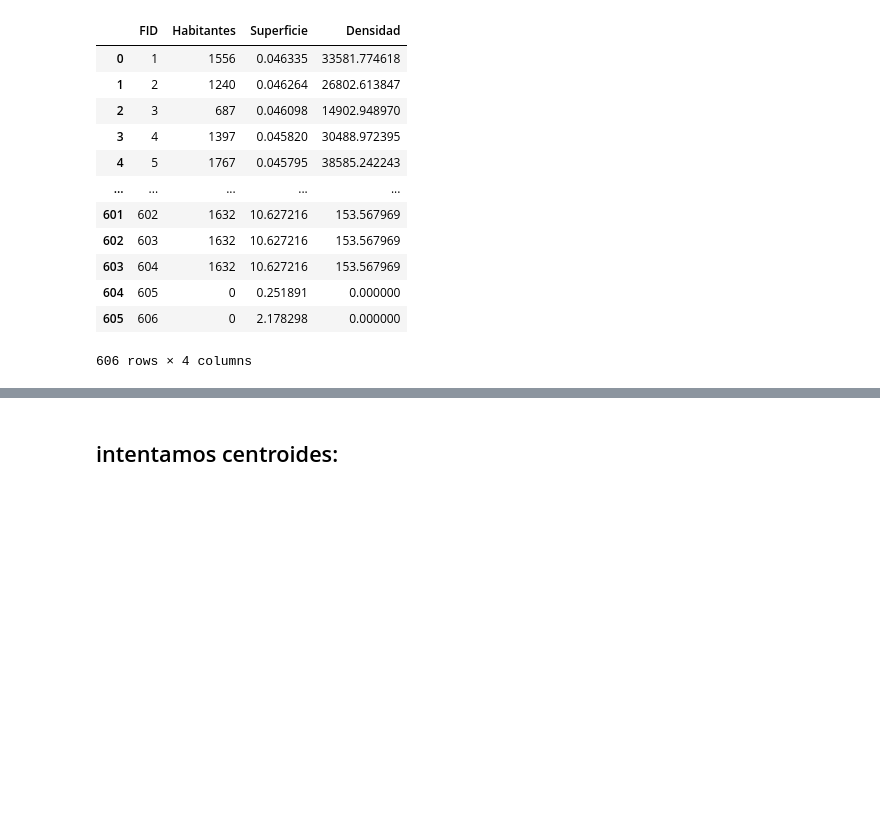
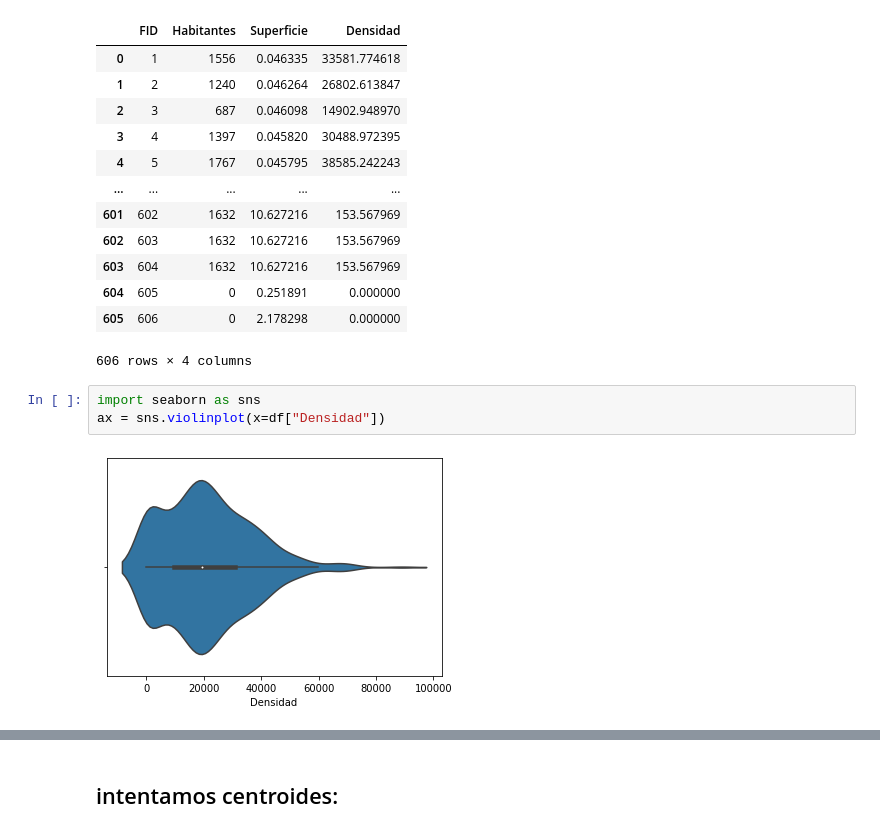
Before and after one commit to aromegar/TransitPlanner, a Jupyter notebook: SEVILLA mapas.ipynb, the cells around one changed output, grey strips where cells are left out. Cells and saved outputs as stored; diff of their text form; blank space fills up the shorter version.

```diff
--- a/SEVILLA mapas.ipynb
+++ b/SEVILLA mapas.ipynb
@@ -82,3 +80,8 @@ df
 | 604 | 605 | 0 | 0.251891 | 0.000000 |
 | 605 | 606 | 0 | 2.178298 | 0.000000 |
 606 rows × 4 columns
+# %%
+import seaborn as sns
+ax = sns.violinplot(x=df["Densidad"])
+# %% [output]
+[figure, added]
```
Also changed, not shown: parts of 51 cells of this notebook, 4 other files.
